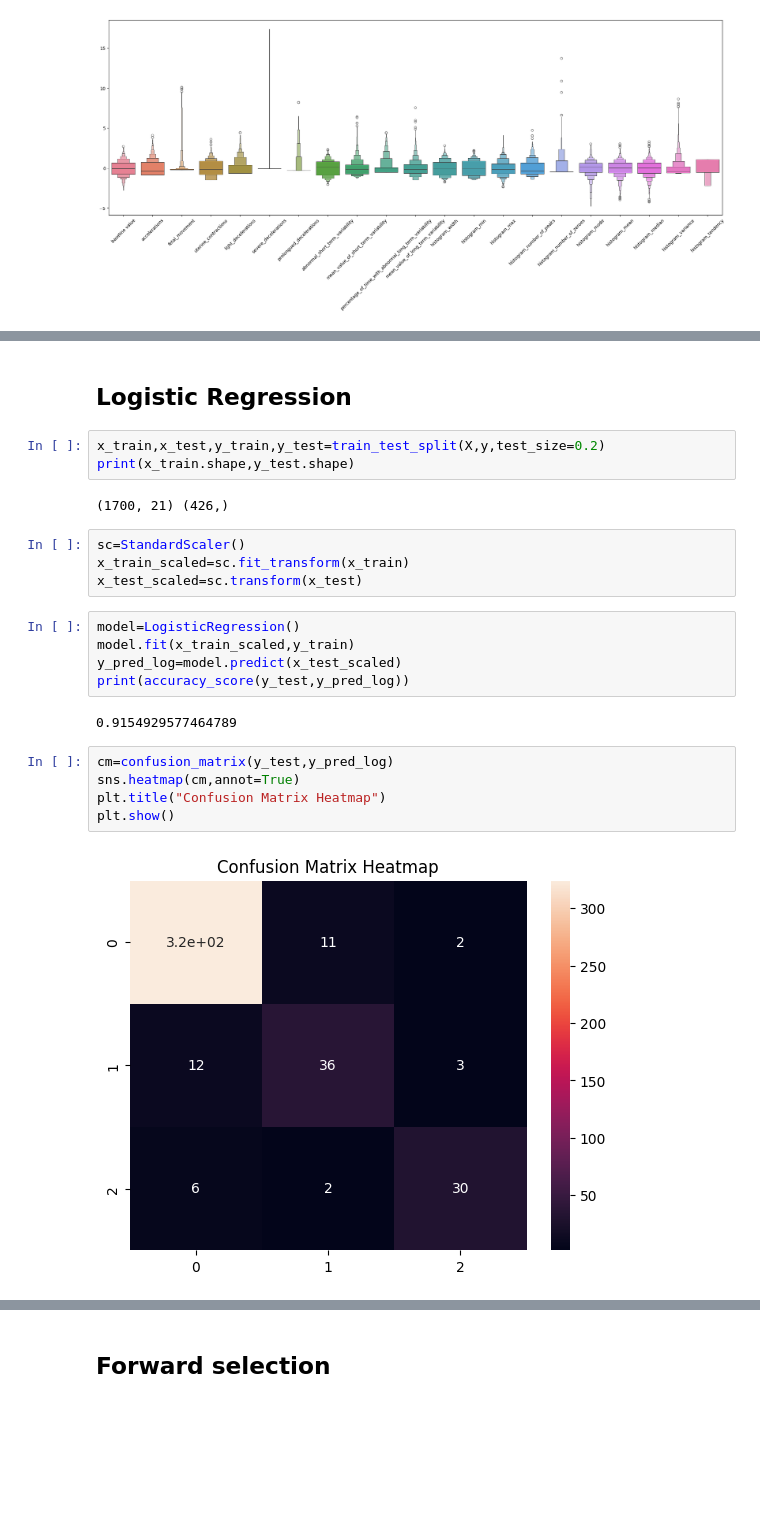
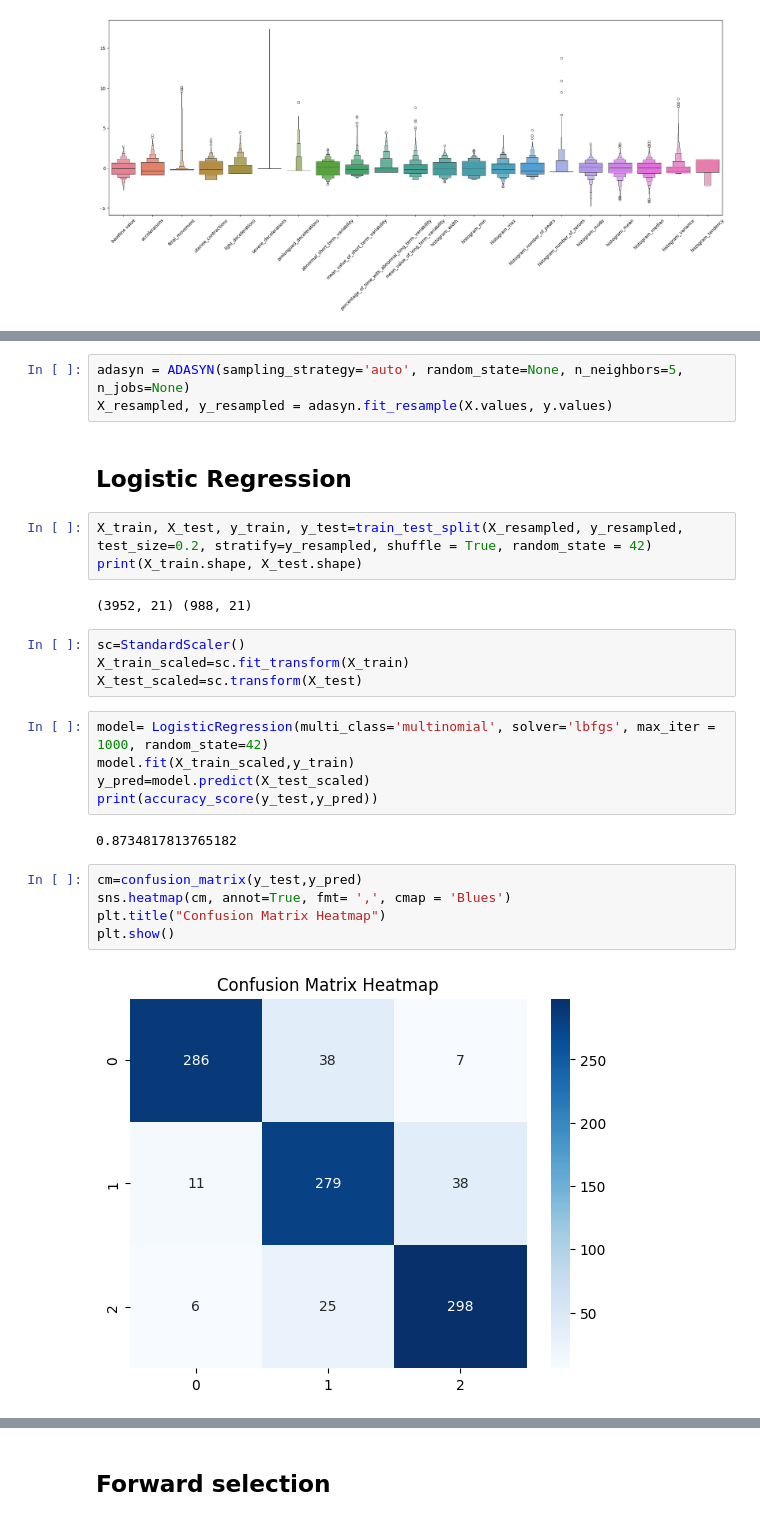
Before and after one commit to FriendyKiran/Fetal_Health_Classification, a Jupyter notebook: STAT_654_Final_Project_v2.ipynb, the cells around one changed output, grey strips where cells are left out. Saved outputs shown, nothing was run; the diff lists cells and outputs as text; blank space fills up the shorter version.

```diff
--- a/STAT_654_Final_Project_v2.ipynb
+++ b/STAT_654_Final_Project_v2.ipynb
@@ -211,25 +223,28 @@ plt.show()
+# %%
+adasyn = ADASYN(sampling_strategy='auto', random_state=None, n_neighbors=5, n_jobs=None)
+X_resampled, y_resampled = adasyn.fit_resample(X.values, y.values)
 # %% [markdown]
-## **Logistic Regression**
+## Logistic Regression
 # %%
-x_train,x_test,y_train,y_test=train_test_split(X,y,test_size=0.2)
-print(x_train.shape,y_test.shape)
+X_train, X_test, y_train, y_test=train_test_split(X_resampled, y_resampled, test_size=0.2, stratify=y_resampled, shuffle = True, random_state = 42)
+print(X_train.shape, X_test.shape)
 # %% [output]
-(1700, 21) (426,)
+(3952, 21) (988, 21)
 # %%
 sc=StandardScaler()
-x_train_scaled=sc.fit_transform(x_train)
-x_test_scaled=sc.transform(x_test)
+X_train_scaled=sc.fit_transform(X_train)
+X_test_scaled=sc.transform(X_test)
 # %%
-model=LogisticRegression()
-model.fit(x_train_scaled,y_train)
-y_pred_log=model.predict(x_test_scaled)
-print(accuracy_score(y_test,y_pred_log))
+model= LogisticRegression(multi_class='multinomial', solver='lbfgs', max_iter = 1000, random_state=42)
+model.fit(X_train_scaled,y_train)
+y_pred=model.predict(X_test_scaled)
+print(accuracy_score(y_test,y_pred))
 # %% [output]
-0.9154929577464789
+0.8734817813765182
 # %%
-cm=confusion_matrix(y_test,y_pred_log)
-sns.heatmap(cm,annot=True)
+cm=confusion_matrix(y_test,y_pred)
+sns.heatmap(cm, annot=True, fmt= ',', cmap = 'Blues')
 plt.title("Confusion Matrix Heatmap")
 plt.show()
 # %% [output]
-[figure, old version]
+[figure, new version]
```
Also changed, not shown: parts of 4 cells of this notebook, 2 other files.
